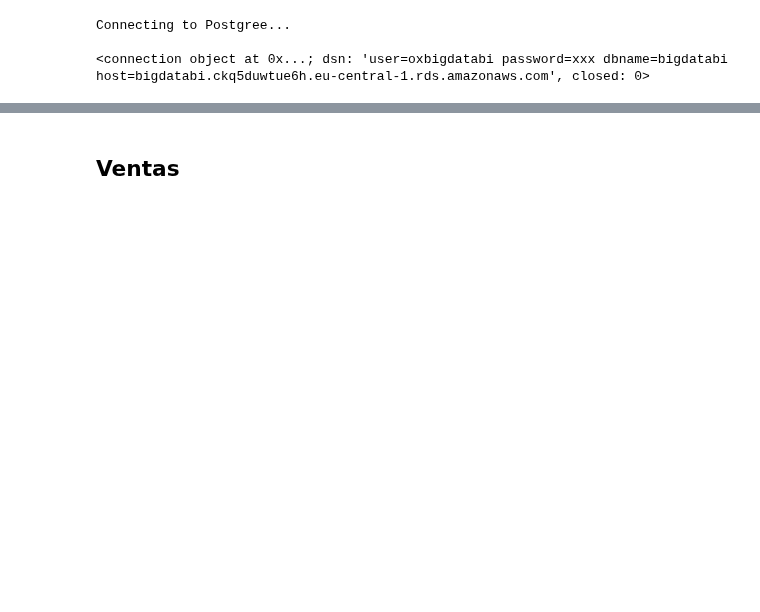
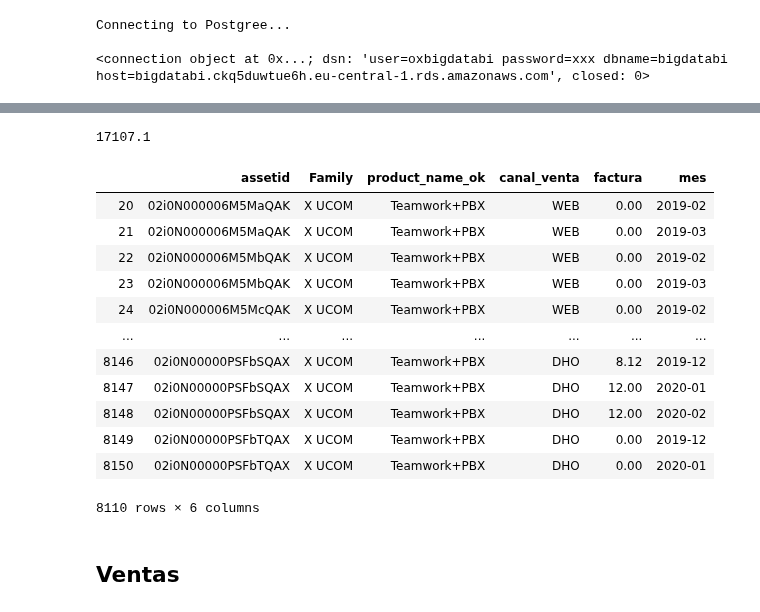
Before and after one commit to mariaadradosr/PyCartera, a Jupyter notebook: Final_PyCartera.ipynb, the cells around one changed output, grey strips where cells are left out. Saved outputs shown, nothing was run; the diff lists cells and outputs as text; code cells hidden in the pictures; blank space fills up the shorter version.

Commit message:
revenues functions added to main/functions

```diff
--- a/Final_PyCartera.ipynb
+++ b/Final_PyCartera.ipynb
@@ -133,3 +45,54 @@ def base_altas_vis(df):
+# %%
+def billing(cur):
+    cur.execute('''
+                select bi.assetid, ca.product_name, ca.cif, ca.canal_venta,
+                substring(bi.dfrom,0,8) as mes, sum(bi.totalamount) as factura
+                from billing_details bi
+                left join (
+                            select * from cartera_xbo
+                            where process_date = (
+                                                    select max(process_date) from cartera_xbo)) ca
+                on bi.assetid = ca.assetid
+                group by 1,2,3,4,5
+            ''')
+    df = pd.DataFrame(cur.fetchall())
+    col_names = []
+    for e in range(len(cur.description)):
+        col_names.append(cur.description[e][0])
+    df.rename(columns=dict(zip(list(range(33)), col_names)), inplace=True)
+    df = df[df['cif'].notnull()]
+    df['canal_venta'] = df.apply(lambda row: correcciones.partner(row), axis=1)
+    df['canal_venta'] = df.canal_venta.apply(lambda x: functions.canal(x))
+    df['Family'] = df.product_name.apply(lambda x: functions.getFamilyFrom(x))
+    df['Velocity'] = df.product_name.apply(lambda x: functions.getVelocityFrom(x))
+    df['isNeba'] = df.product_name.apply(lambda x: functions.isNeba(x))
+    df['isMonosede'] = df.product_name.apply(lambda x: functions.isMonosede(x))
+    df['product_name_ok'] = df.apply(lambda row: functions.getProductName(row), axis=1)
+    cols = ['assetid','Family','product_name_ok', 'canal_venta','factura','mes']
+    df = df[cols]
+    return df
+# %%
+p = billing(cur)
+# %%
+p[p['mes']=='2020-02'].factura.sum()
+# %% [output]
+17107.1
+# %%
+p
+# %% [output]
+|  | assetid | Family | product_name_ok | canal_venta | factura | mes |
+| 20 | 02i0N000006M5MaQAK | X UCOM | Teamwork+PBX | WEB | 0.00 | 2019-02 |
+| 21 | 02i0N000006M5MaQAK | X UCOM | Teamwork+PBX | WEB | 0.00 | 2019-03 |
+| 22 | 02i0N000006M5MbQAK | X UCOM | Teamwork+PBX | WEB | 0.00 | 2019-02 |
+| 23 | 02i0N000006M5MbQAK | X UCOM | Teamwork+PBX | WEB | 0.00 | 2019-03 |
+| 24 | 02i0N000006M5McQAK | X UCOM | Teamwork+PBX | WEB | 0.00 | 2019-02 |
+| ... | ... | ... | ... | ... | ... | ... |
+| 8146 | 02i0N00000PSFbSQAX | X UCOM | Teamwork+PBX | DHO | 8.12 | 2019-12 |
+| 8147 | 02i0N00000PSFbSQAX | X UCOM | Teamwork+PBX | DHO | 12.00 | 2020-01 |
+| 8148 | 02i0N00000PSFbSQAX | X UCOM | Teamwork+PBX | DHO | 12.00 | 2020-02 |
+| 8149 | 02i0N00000PSFbTQAX | X UCOM | Teamwork+PBX | DHO | 0.00 | 2019-12 |
+| 8150 | 02i0N00000PSFbTQAX | X UCOM | Teamwork+PBX | DHO | 0.00 | 2020-01 |
+8110 rows × 6 columns
 # %% [markdown]
 ## Ventas
 # %%
```
Also changed, not shown: parts of 18 cells of this notebook, 10 other files.
